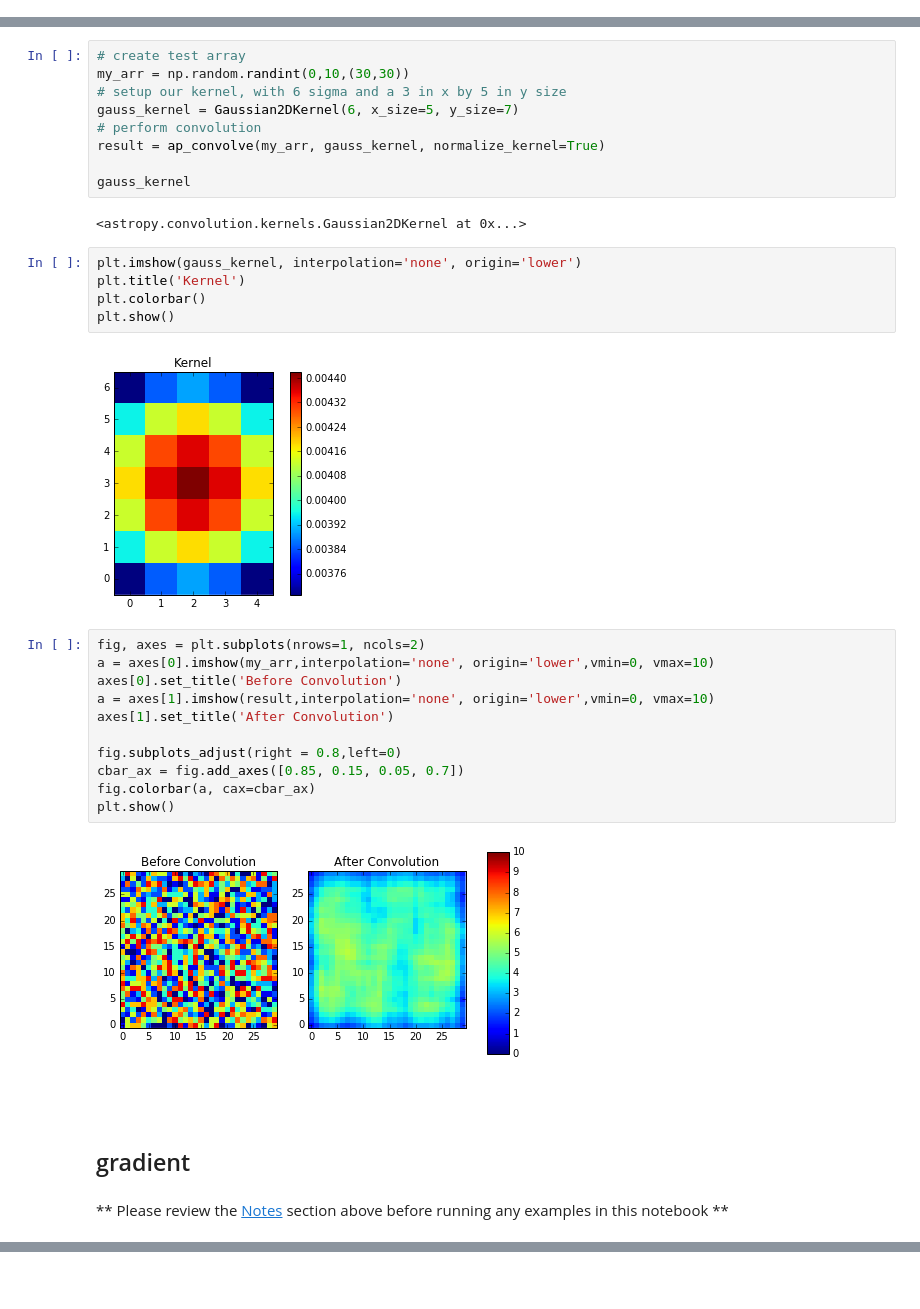
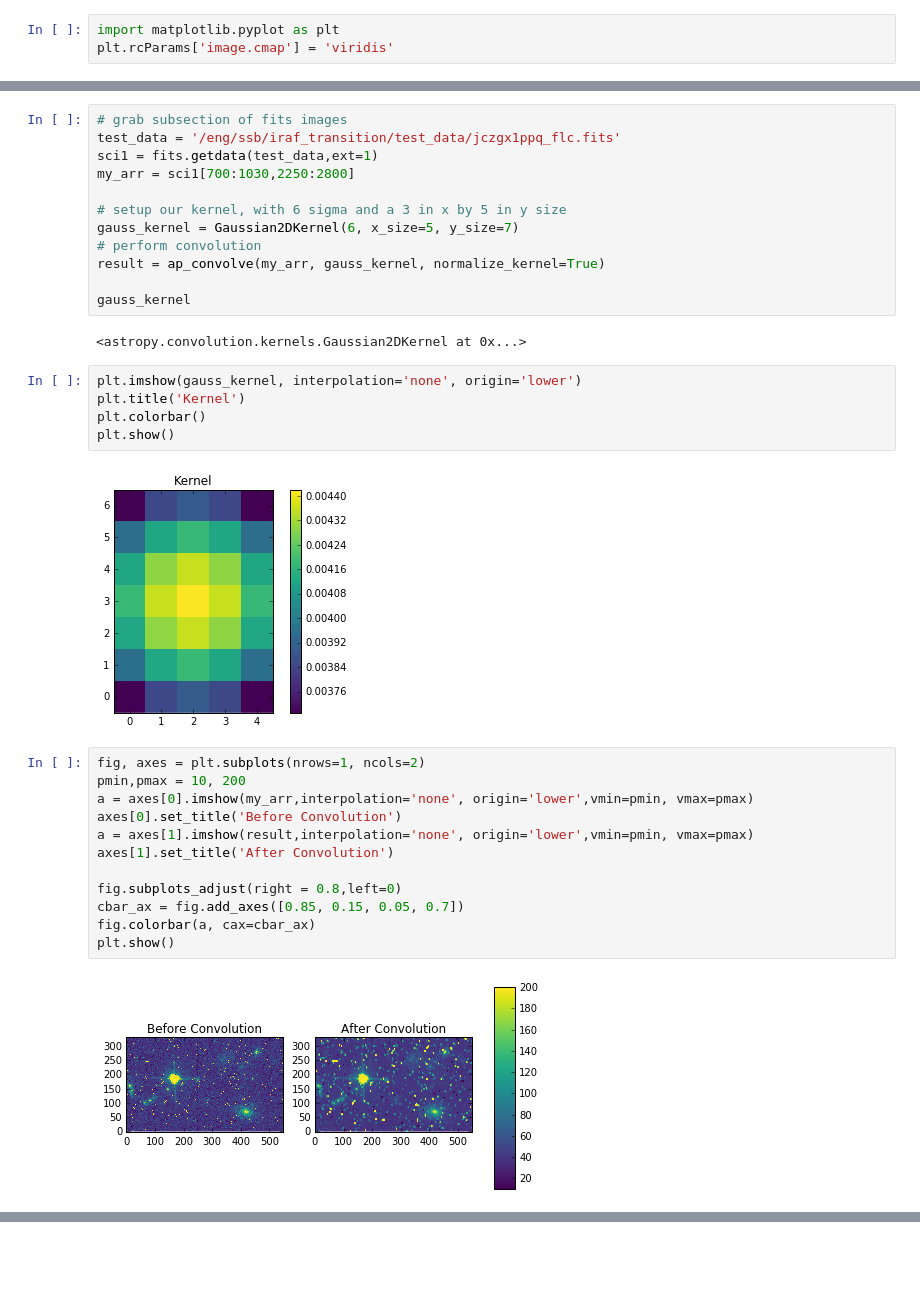
Before and after one commit to kakirastern/stak, a Jupyter notebook: docs/notebooks/images.imfilter.ipynb, the cells around one changed output, grey strips where cells are left out. Drawn from its saved outputs; the diff is of its cells as text.

```diff
--- a/docs/notebooks/images.imfilter.ipynb
+++ b/docs/notebooks/images.imfilter.ipynb
@@ -27,2 +42,5 @@ You can select from the following boundary rules in ``scipy.ndimage.convolution`
+# %%
+import matplotlib.pyplot as plt
+plt.rcParams['image.cmap'] = 'viridis'
 # %% [markdown]
 <br>
@@ -216,8 +220,11 @@ from astropy.convolution import Gaussian2DKernel
 import matplotlib.pyplot as plt
 %matplotlib inline
 # %%
-# create test array
-my_arr = np.random.randint(0,10,(30,30))
+# grab subsection of fits images
+test_data = '/eng/ssb/iraf_transition/test_data/jczgx1ppq_flc.fits'
+sci1 = fits.getdata(test_data,ext=1)
+my_arr = sci1[700:1030,2250:2800]
+
 # setup our kernel, with 6 sigma and a 3 in x by 5 in y size
 gauss_kernel = Gaussian2DKernel(6, x_size=5, y_size=7)
 # perform convolution
@@ -232,25 +239,18 @@ plt.title('Kernel')
 plt.colorbar()
 plt.show()
 # %% [output]
-[figure, old version]
+[figure, new version]
 # %%
 fig, axes = plt.subplots(nrows=1, ncols=2)
-a = axes[0].imshow(my_arr,interpolation='none', origin='lower',vmin=0, vmax=10)
+pmin,pmax = 10, 200
+a = axes[0].imshow(my_arr,interpolation='none', origin='lower',vmin=pmin, vmax=pmax)
 axes[0].set_title('Before Convolution')
-a = axes[1].imshow(result,interpolation='none', origin='lower',vmin=0, vmax=10)
+a = axes[1].imshow(result,interpolation='none', origin='lower',vmin=pmin, vmax=pmax)
 axes[1].set_title('After Convolution')
 
 fig.subplots_adjust(right = 0.8,left=0)
 cbar_ax = fig.add_axes([0.85, 0.15, 0.05, 0.7])
 fig.colorbar(a, cax=cbar_ax)
 plt.show()
 # %% [output]
-[figure, old version]
+[figure, new version]
-# %% [markdown]
-<br>
-# %% [markdown]
-<a id='gradient'></a>
-
-## gradient
-# %% [markdown]
-** Please review the [Notes](#notes) section above before running any examples in this notebook **
```
Also changed, not shown: parts of 41 cells of this notebook, 32 other files.
